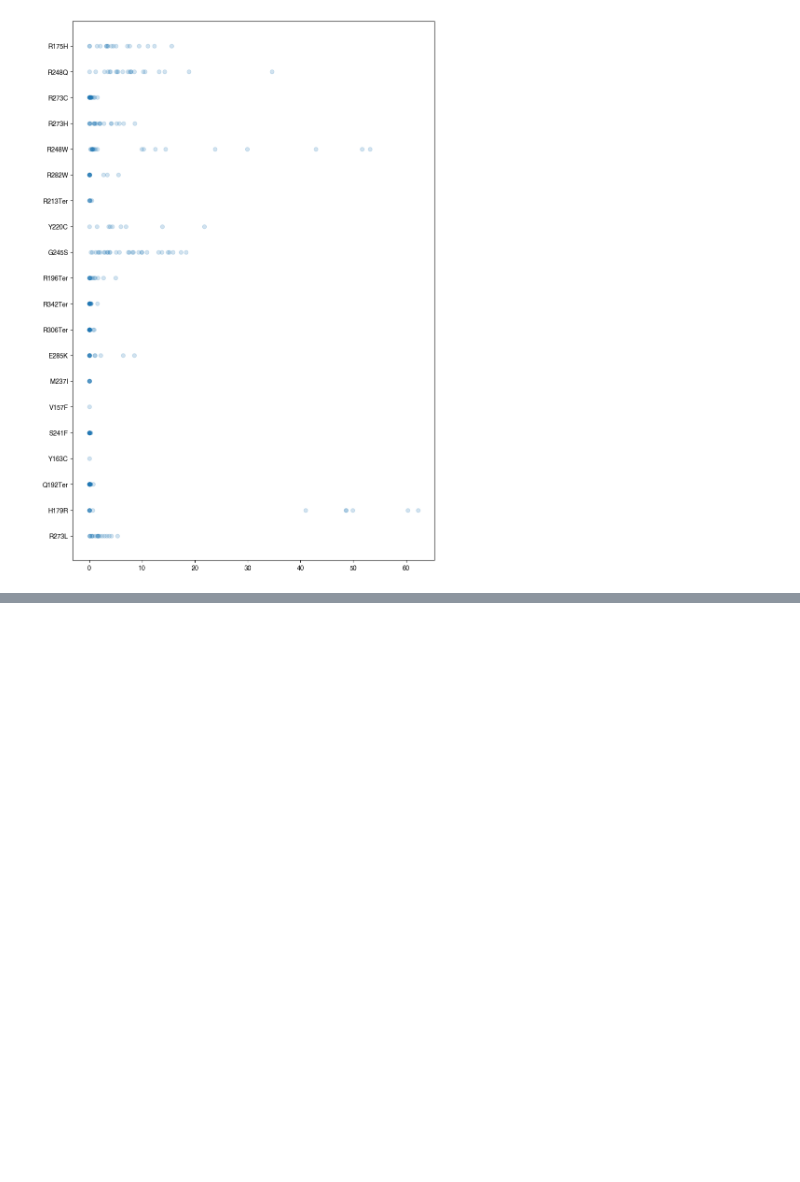
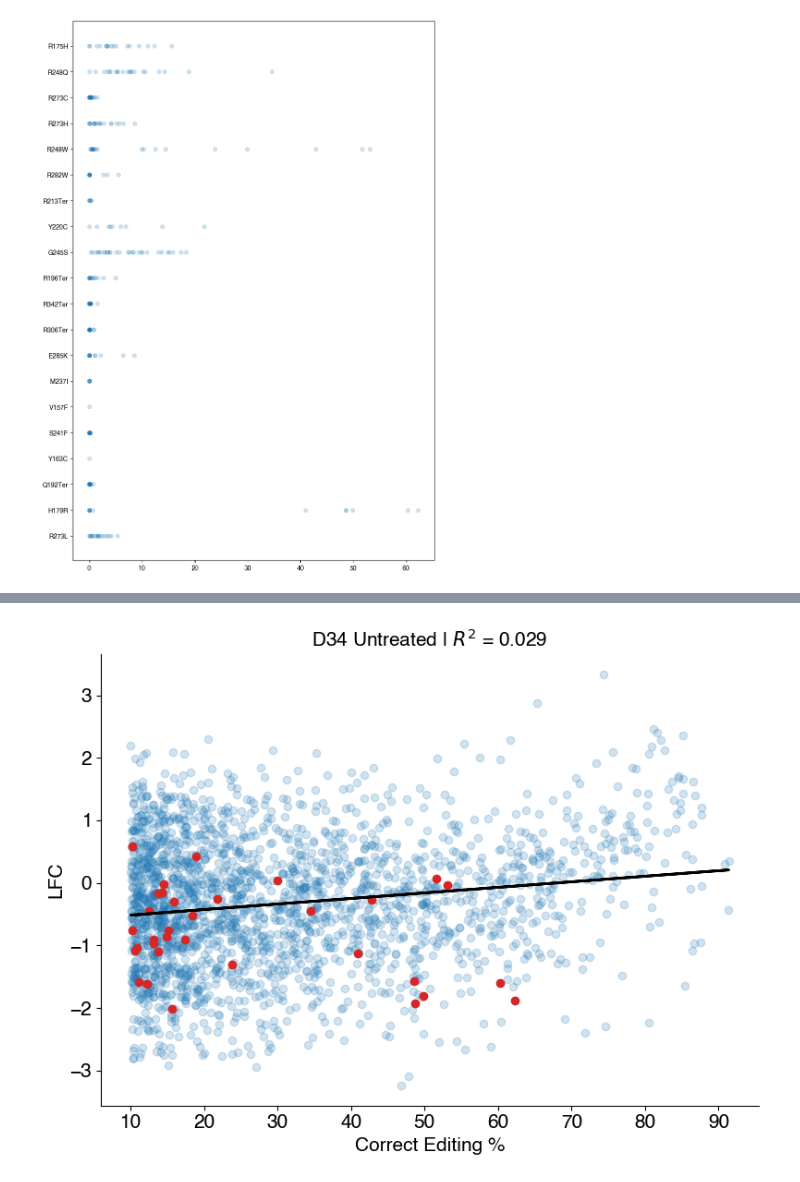
Before and after one commit to samgould2/p53-prime-editing-sensor, a Jupyter notebook: revision_analysis.ipynb, the cells around one changed output, grey strips where cells are left out. Drawn from its saved outputs; the diff is of its cells as text; code cells hidden in the pictures; blank space fills up the shorter version.

Commit message:
hotspot analysis

```diff
--- a/revision_analysis.ipynb
+++ b/revision_analysis.ipynb
@@ -619,10 +619,12 @@ cd = cd[cd['Reads_aligned_all_amplicons']>=counts_threshold]
 
 
 cs1 = []
+hotspot_pegs = []
 for i in top20['HGVSp']:
 
     p = list(p53_filtered[p53_filtered['HGVSp']==i]['peg_id'])
-
+    for ii in p:
+        hotspot_pegs.append(ii)
     cs = list(cd[cd['peg_id'].isin(p)]['corr_perc'])
     cs1.append(cs)
 # %%
@@ -637,0 +714,34 @@ ax.set_yticklabels(top20['HGVSp']);
+# %%
+from sklearn.linear_model import LinearRegression
+
+nonhot = untreated_merge_df[untreated_merge_df['hotspot']==False]
+hot = untreated_merge_df[untreated_merge_df['hotspot']==True]
+
+x = np.array(untreated_merge_df['corr_perc_D34'])
+y = np.array(untreated_merge_df['LFC_D34'])
+
+fig, ax = plt.subplots(figsize=(8,6))
+ax.scatter(nonhot['corr_perc_D34'], nonhot['LFC_D34'], alpha=.2, color='tab:blue', label='non-hotspot')
+ax.scatter(hot['corr_perc_D34'], hot['LFC_D34'], alpha=1, color='tab:red', label='hotspot')
+
+
+x2 = np.array(x).reshape(-1, 1)
+model = LinearRegression()
+model.fit(x2, y)
+y_pred = model.predict(x2)
+ax.plot(x2, y_pred, color='black', linewidth=2)
+
+
+pear = np.round(scipy.stats.pearsonr(x,y).statistic, 3)
+spear = np.round(scipy.stats.spearmanr(x,y).statistic,3)
+rsq = np.round(scipy.stats.pearsonr(x,y).statistic**2, 4)
+
+ax.spines[['right', 'top']].set_visible(False)
+ax.tick_params(axis='both', which='major', labelsize=15)
+#ax.set_title(f'D34 Untreated | R = {pear} | r = {spear}', fontsize=15)
+ax.set_title(f'D34 Untreated | $R^{2}$ = {rsq}', fontsize=15)
+ax.set_ylabel('LFC', fontsize=15)
+ax.set_xlabel('Correct Editing %', fontsize=15)
+fig.tight_layout()
+# %% [output]
+[figure, added]
```
Also changed, not shown: parts of 7 cells of this notebook.
